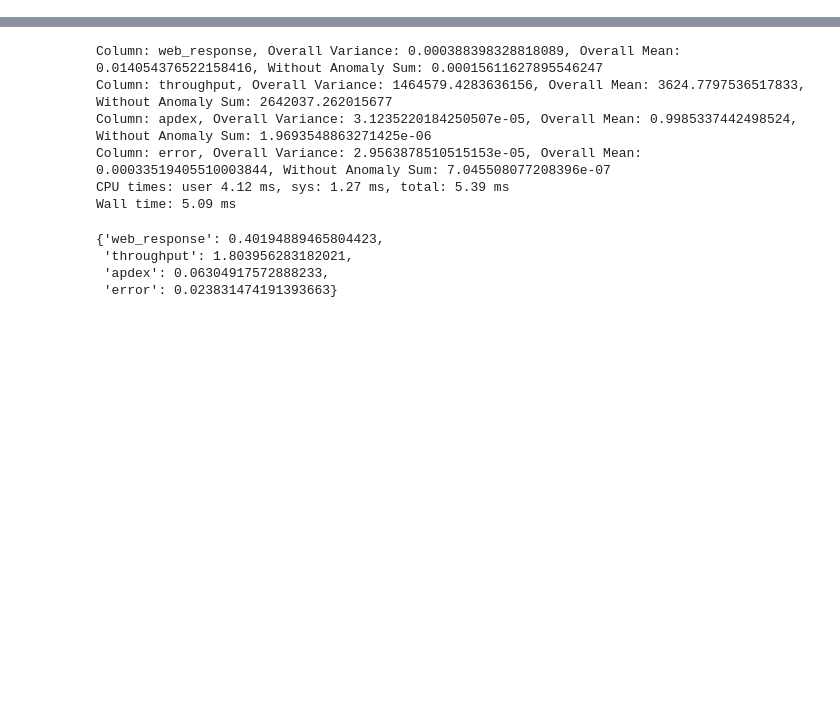
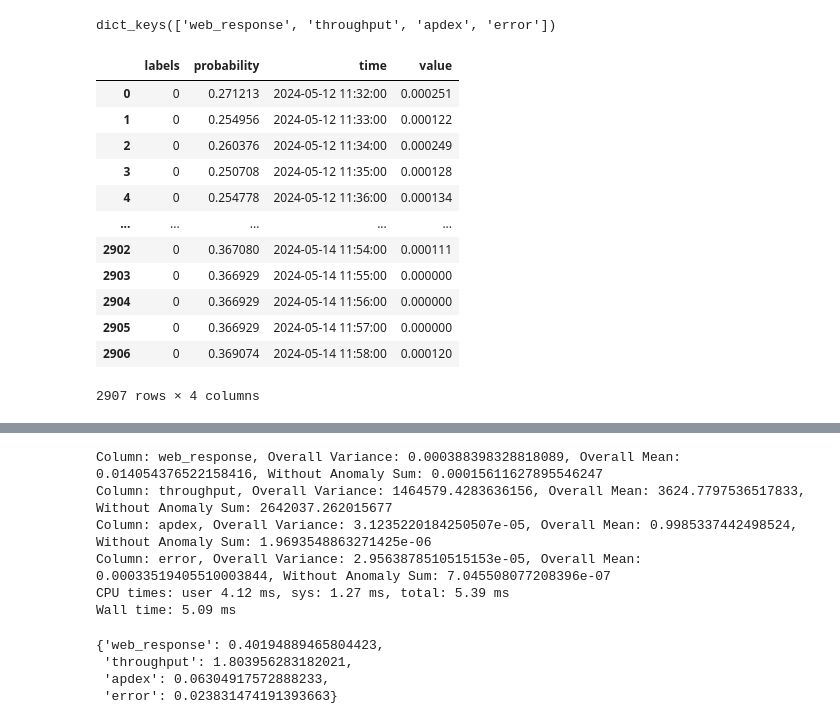
Before and after one commit to REU-DS-CLUB/redlab_hack, a Jupyter notebook: models.ipynb, the cells around one changed output, grey strips where cells are left out. Saved outputs shown, nothing was run; the diff lists cells and outputs as text; code cells hidden in the pictures; blank space fills up the shorter version.

```diff
--- a/models.ipynb
+++ b/models.ipynb
@@ -19,21 +21,3 @@ cols = ["account_id", "name", "point", "call_count", "total_call_time", "total_e
 data_raw = pd.read_csv("Data/metrics_collector.tsv", names = cols, sep="\t")
 # %%
 data = make_table(data_raw)
-# %%
-def calculate_weight(anomaly_dict: dict[str, pd.DataFrame], start: datetime, end: datetime) -> dict[str, int]:
-    '''
-    function return a weight on which we need to multiply predictions of models on period
-    '''
-    weights = {}
-
-    for col_name, df in anomaly_dict.items():
-
-        overall_var = data[col_name].var()
-        overall_mean = data[col_name].mean()
-
-        with_out_anomaly_var = np.mean((overall_mean - data[(data.time >= start) & (data.time <= end)][col_name])**2)
-
-        weights[col_name] = with_out_anomaly_var / overall_var
-        print(f'Column: {col_name}, Overall Variance: {overall_var}, Overall Mean: {overall_mean}, Without Anomaly Sum: {with_out_anomaly_var}')
-
-    return weights
@@ -51,0 +110,4 @@ res = ml(data, start_obj, end_obj, column_names=["web_response", "throughput", "
+# %%
+res.keys()
+# %% [output]
+dict_keys(['web_response', 'throughput', 'apdex', 'error'])
@@ -51,0 +116,16 @@ res = ml(data, start_obj, end_obj, column_names=["web_response", "throughput", "
+# %%
+df
+# %% [output]
+|  | labels | probability | time | value |
+| 0 | 0 | 0.271213 | 2024-05-12 11:32:00 | 0.000251 |
+| 1 | 0 | 0.254956 | 2024-05-12 11:33:00 | 0.000122 |
+| 2 | 0 | 0.260376 | 2024-05-12 11:34:00 | 0.000249 |
+| 3 | 0 | 0.250708 | 2024-05-12 11:35:00 | 0.000128 |
+| 4 | 0 | 0.254778 | 2024-05-12 11:36:00 | 0.000134 |
+| ... | ... | ... | ... | ... |
+| 2902 | 0 | 0.367080 | 2024-05-14 11:54:00 | 0.000111 |
+| 2903 | 0 | 0.366929 | 2024-05-14 11:55:00 | 0.000000 |
+| 2904 | 0 | 0.366929 | 2024-05-14 11:56:00 | 0.000000 |
+| 2905 | 0 | 0.366929 | 2024-05-14 11:57:00 | 0.000000 |
+| 2906 | 0 | 0.369074 | 2024-05-14 11:58:00 | 0.000120 |
+2907 rows × 4 columns
```
Also changed, not shown: parts of 10 cells of this notebook, 1 other file.
